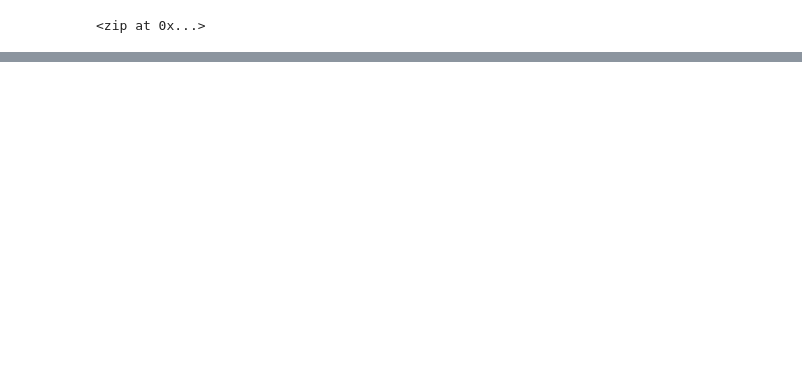
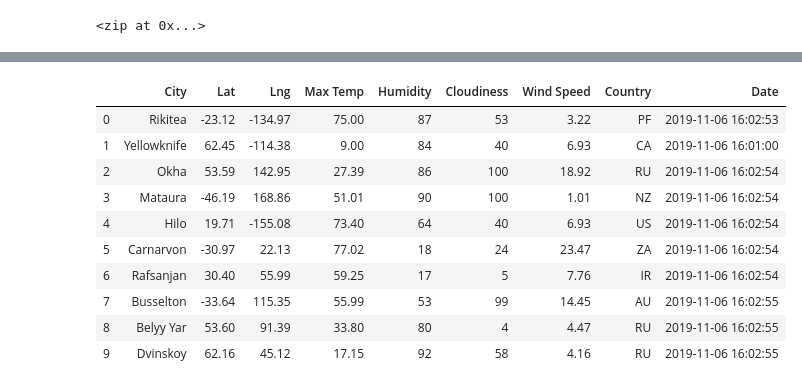
Before and after one commit to amikpatel/World_Weather_Analysis, a Jupyter notebook: WeatherPy.ipynb, the cells around one changed output, grey strips where cells are left out. Drawn from its saved outputs; the diff is of its cells as text; code cells hidden in the pictures; blank space fills up the shorter version.

```diff
--- a/WeatherPy.ipynb
+++ b/WeatherPy.ipynb
@@ -29,0 +40,2 @@ len(cities)
+# %%
+url = "http://api.openweathermap.org/data/2.5/weather?units=Imperial&APPID=" + weather_api_key
@@ -29,0 +121,16 @@ len(cities)
+# %%
+# Convert the array of dictionaries to a Pandas DataFrame.
+city_data_df = pd.DataFrame(city_data)
+city_data_df.head(10)
+# %% [output]
+|  | City | Lat | Lng | Max Temp | Humidity | Cloudiness | Wind Speed | Country | Date |
+| 0 | Rikitea | -23.12 | -134.97 | 75.00 | 87 | 53 | 3.22 | PF | 2019-11-06 16:02:53 |
+| 1 | Yellowknife | 62.45 | -114.38 | 9.00 | 84 | 40 | 6.93 | CA | 2019-11-06 16:01:00 |
+| 2 | Okha | 53.59 | 142.95 | 27.39 | 86 | 100 | 18.92 | RU | 2019-11-06 16:02:54 |
+| 3 | Mataura | -46.19 | 168.86 | 51.01 | 90 | 100 | 1.01 | NZ | 2019-11-06 16:02:54 |
+| 4 | Hilo | 19.71 | -155.08 | 73.40 | 64 | 40 | 6.93 | US | 2019-11-06 16:02:54 |
+| 5 | Carnarvon | -30.97 | 22.13 | 77.02 | 18 | 24 | 23.47 | ZA | 2019-11-06 16:02:54 |
+| 6 | Rafsanjan | 30.40 | 55.99 | 59.25 | 17 | 5 | 7.76 | IR | 2019-11-06 16:02:54 |
+| 7 | Busselton | -33.64 | 115.35 | 55.99 | 53 | 99 | 14.45 | AU | 2019-11-06 16:02:55 |
+| 8 | Belyy Yar | 53.60 | 91.39 | 33.80 | 80 | 4 | 4.47 | RU | 2019-11-06 16:02:55 |
+| 9 | Dvinskoy | 62.16 | 45.12 | 17.15 | 92 | 58 | 4.16 | RU | 2019-11-06 16:02:55 |
```
Also changed, not shown: parts of 8 cells of this notebook.
